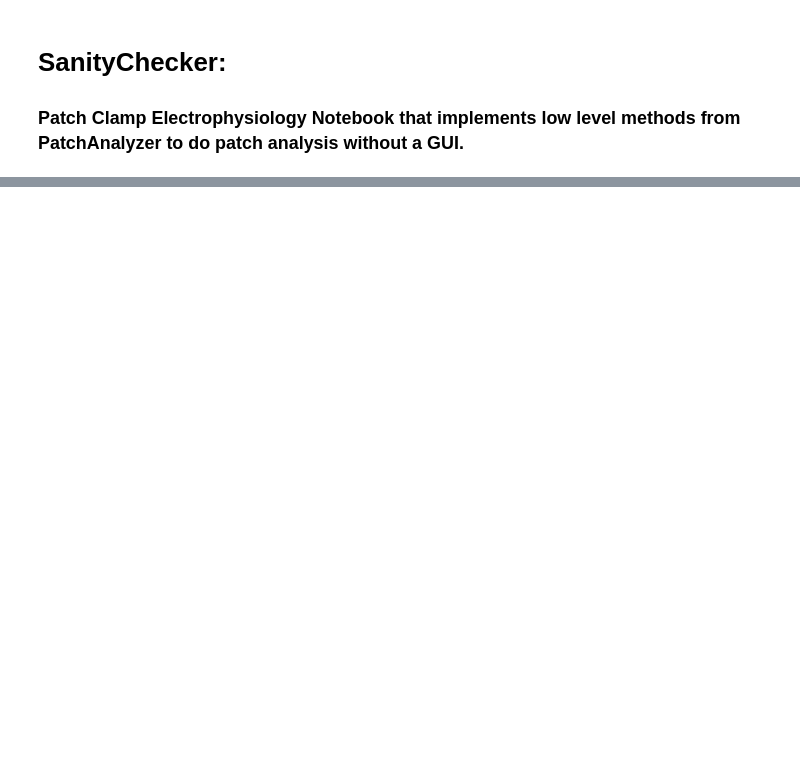
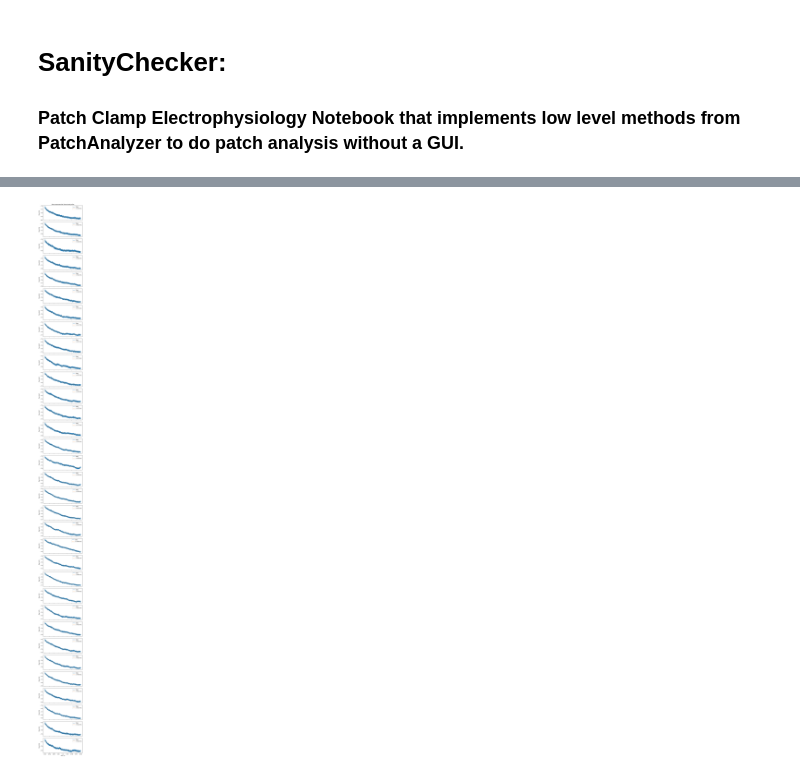
Before and after one commit to bmagondu3/PatchAnalyzer, a Jupyter notebook: PatchAnalyzer/AnalysisTesting/SanityChecker.ipynb, the cells around one changed output, grey strips where cells are left out. Saved outputs shown, nothing was run; the diff lists cells and outputs as text; code cells hidden in the pictures; blank space fills up the shorter version.

```diff
--- a/PatchAnalyzer/AnalysisTesting/SanityChecker.ipynb
+++ b/PatchAnalyzer/AnalysisTesting/SanityChecker.ipynb
@@ -109,0 +239,73 @@ for (exp, coord), d in cells.items():
+# %%
+# --------------------------------------------------------------------------
+#  Accurate passive extraction  (volts ➜ millivolts conversion)
+# --------------------------------------------------------------------------
+from scipy.optimize import curve_fit
+import numpy as np
+import matplotlib.pyplot as plt
+
+BASELINE_MS   = 20             # ms
+PLATEAU_MS    = 20             # ms
+FIT_WINDOW_MS = 80             # ms
+
+def mono_exp(t, m, tau_inv, b):          # t in ms, returns mV
+    return m * np.exp(-tau_inv * t) + b
+
+fit_results = []
+
+fig, axs = plt.subplots(len(trunc_sweeps), 1,
+                        figsize=(6, 2.2*len(trunc_sweeps)), sharex=True)
+
+for (I, (t, cmd, rsp, s, e)), ax in zip(sorted(trunc_sweeps.items()), axs):
+    dt       = t[1] - t[0]
+    pre_pts  = int(BASELINE_MS   / 1000 / dt)
+    plat_pts = int(PLATEAU_MS    / 1000 / dt)
+    fit_pts  = int(FIT_WINDOW_MS / 1000 / dt)
+
+    # ------------------------ volt ➜ mV ---------------------------------
+    rsp_mV = rsp * 1000.0
+
+    V_base = np.mean(rsp_mV[max(0, s-pre_pts): s])
+    V_plat = np.mean(rsp_mV[max(s, e-plat_pts): e])
+    dV_mV  = V_plat - V_base                  # ≈ 1–3 mV
+
+    I_base_pA = np.mean(cmd[max(0, s-pre_pts): s])          # already pA
+    I_plat_pA = np.mean(cmd[max(s, e-plat_pts): e])         # already pA
+    dI_pA     = I_plat_pA - I_base_pA
+
+
+    Rin_MΩ = abs(dV_mV / dI_pA)                           # mV / pA  →  MΩ
+
+    Xfit_ms = (t[s:s+fit_pts] - t[s]) * 1000  # ms from onset
+    Yfit_mV = rsp_mV[s:s+fit_pts] - V_plat    # decays to 0 mV
+
+    try:
+        p, _ = curve_fit(mono_exp, Xfit_ms, Yfit_mV,
+                         p0=(Yfit_mV[0], 10, 0), maxfev=20000)
+        tau_ms = 1 / p[1]
+        Cm_pF  = (tau_ms / Rin_MΩ) * 1000.0    # ms / MΩ → pF
+
+
+        # --------------------- plot overlay -----------------------------
+        ax.plot(t[s:s+fit_pts], Yfit_mV + V_plat, label="Data")
+        ax.plot(t[s:s+fit_pts],
+                mono_exp(Xfit_ms, *p) + V_plat, "--",
+                label=f"τ={tau_ms:.1f} ms")
+        ax.set_ylabel("Rsp (mV)"); ax.legend()
+
+        fit_results.append(dict(
+            current_pA = I,
+            Rin_MOhm   = Rin_MΩ,
+            tau_ms     = tau_ms,
+            Cm_pF      = Cm_pF,
+            Rest_mV    = V_base,     # resting potential
+        ))
+    except RuntimeError:
+        ax.plot(t[s:s+fit_pts], Yfit_mV + V_plat, 'r', label="Fit failed")
+        ax.legend()
+
+axs[-1].set_xlabel("Time (s)")
+axs[0].set_title("Mono‑exponential fits on test pulse")
+plt.tight_layout(); plt.show()
+# %% [output]
+[figure, added]
```
Also changed, not shown: parts of 12 cells of this notebook, 1 other file.
